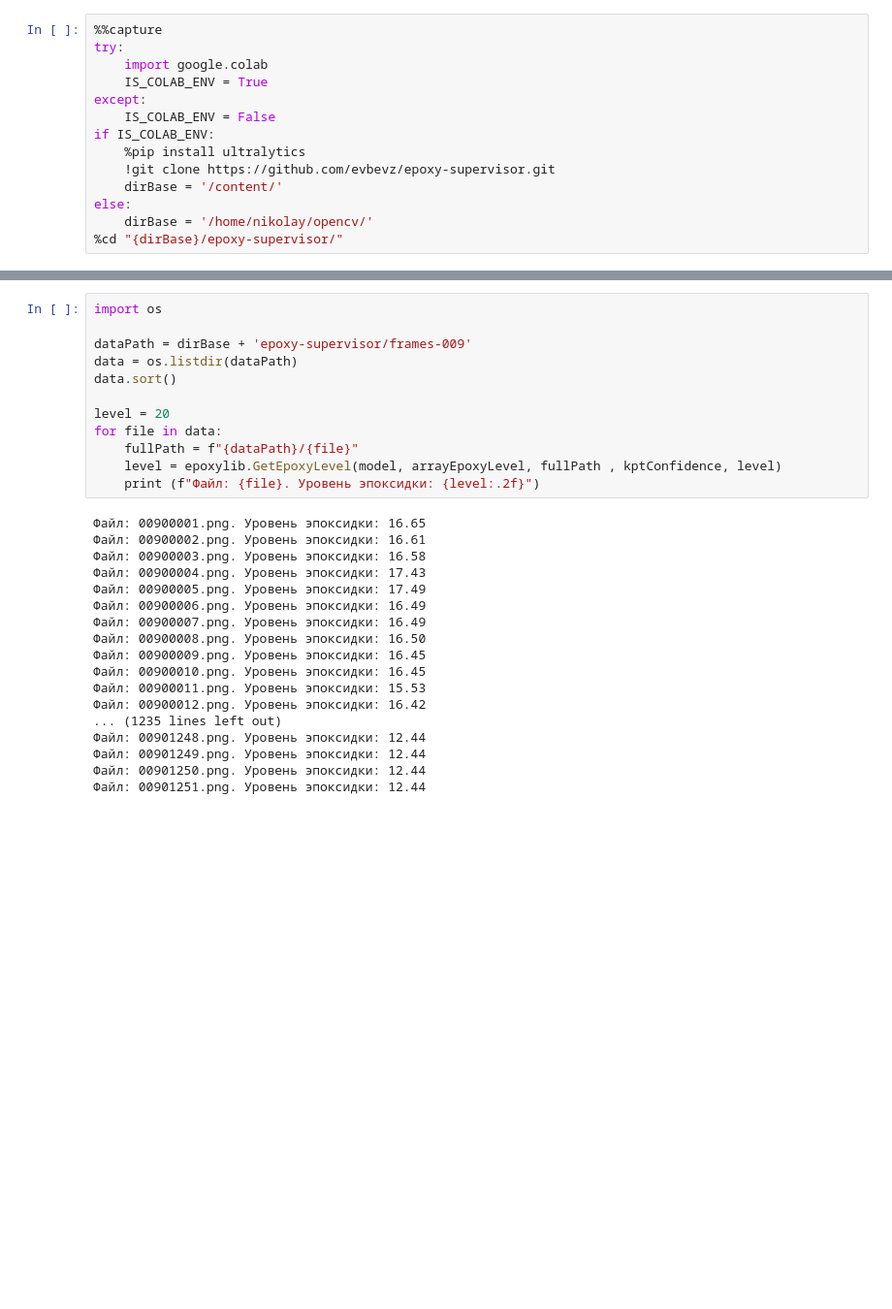
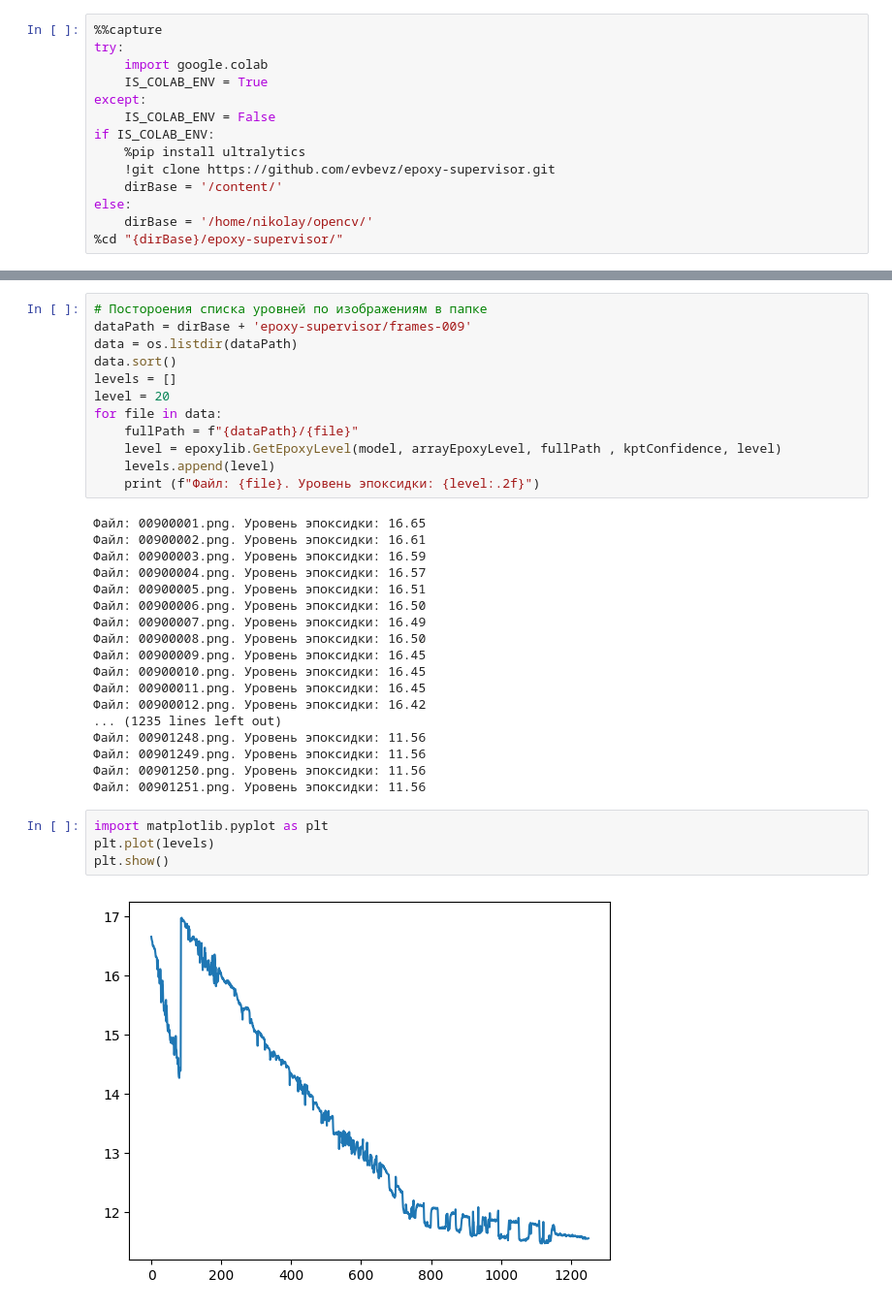
Before and after one commit to evbevz/epoxy-supervisor, a Jupyter notebook: EpoxyLevel.ipynb, the cells around one changed output, grey strips where cells are left out. Shown at 97% size. Saved outputs shown, nothing was run; the diff lists cells and outputs as text; blank space fills up the shorter version.

```diff
--- a/EpoxyLevel.ipynb
+++ b/EpoxyLevel.ipynb
@@ -56,30 +51,36 @@ print (f"Уровень эпоксидки: {level}")
 # %%
-import os
-
+# Постороения списка уровней по изображениям в папке
 dataPath = dirBase + 'epoxy-supervisor/frames-009'
 data = os.listdir(dataPath)
 data.sort()
-
+levels = []
 level = 20
 for file in data:
     fullPath = f"{dataPath}/{file}"
     level = epoxylib.GetEpoxyLevel(model, arrayEpoxyLevel, fullPath , kptConfidence, level)
+    levels.append(level)
     print (f"Файл: {file}. Уровень эпоксидки: {level:.2f}")
 # %% [output]
 Файл: 00900001.png. Уровень эпоксидки: 16.65
 Файл: 00900002.png. Уровень эпоксидки: 16.61
-Файл: 00900003.png. Уровень эпоксидки: 16.58
-Файл: 00900004.png. Уровень эпоксидки: 17.43
-Файл: 00900005.png. Уровень эпоксидки: 17.49
-Файл: 00900006.png. Уровень эпоксидки: 16.49
+Файл: 00900003.png. Уровень эпоксидки: 16.59
+Файл: 00900004.png. Уровень эпоксидки: 16.57
+Файл: 00900005.png. Уровень эпоксидки: 16.51
+Файл: 00900006.png. Уровень эпоксидки: 16.50
 Файл: 00900007.png. Уровень эпоксидки: 16.49
 Файл: 00900008.png. Уровень эпоксидки: 16.50
 Файл: 00900009.png. Уровень эпоксидки: 16.45
 Файл: 00900010.png. Уровень эпоксидки: 16.45
-Файл: 00900011.png. Уровень эпоксидки: 15.53
+Файл: 00900011.png. Уровень эпоксидки: 16.45
 Файл: 00900012.png. Уровень эпоксидки: 16.42
 ... (1235 lines left out)
-Файл: 00901248.png. Уровень эпоксидки: 12.44
-Файл: 00901249.png. Уровень эпоксидки: 12.44
-Файл: 00901250.png. Уровень эпоксидки: 12.44
-Файл: 00901251.png. Уровень эпоксидки: 12.44
+Файл: 00901248.png. Уровень эпоксидки: 11.56
+Файл: 00901249.png. Уровень эпоксидки: 11.56
+Файл: 00901250.png. Уровень эпоксидки: 11.56
+Файл: 00901251.png. Уровень эпоксидки: 11.56
+# %%
+import matplotlib.pyplot as plt
+plt.plot(levels)
+plt.show()
+# %% [output]
+[figure, added]
```
Also changed, not shown: parts of 1 cell of this notebook, 1 other file.
